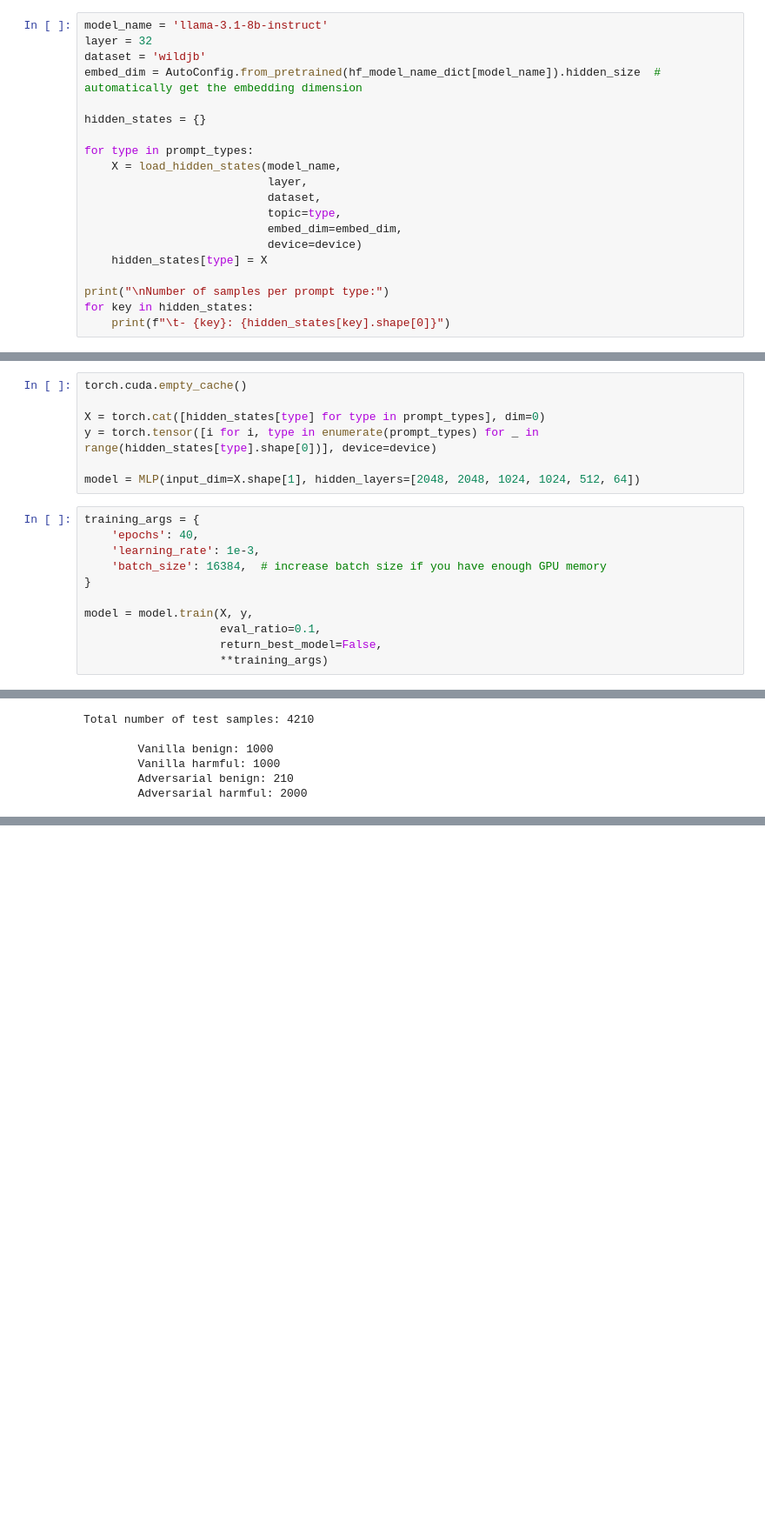
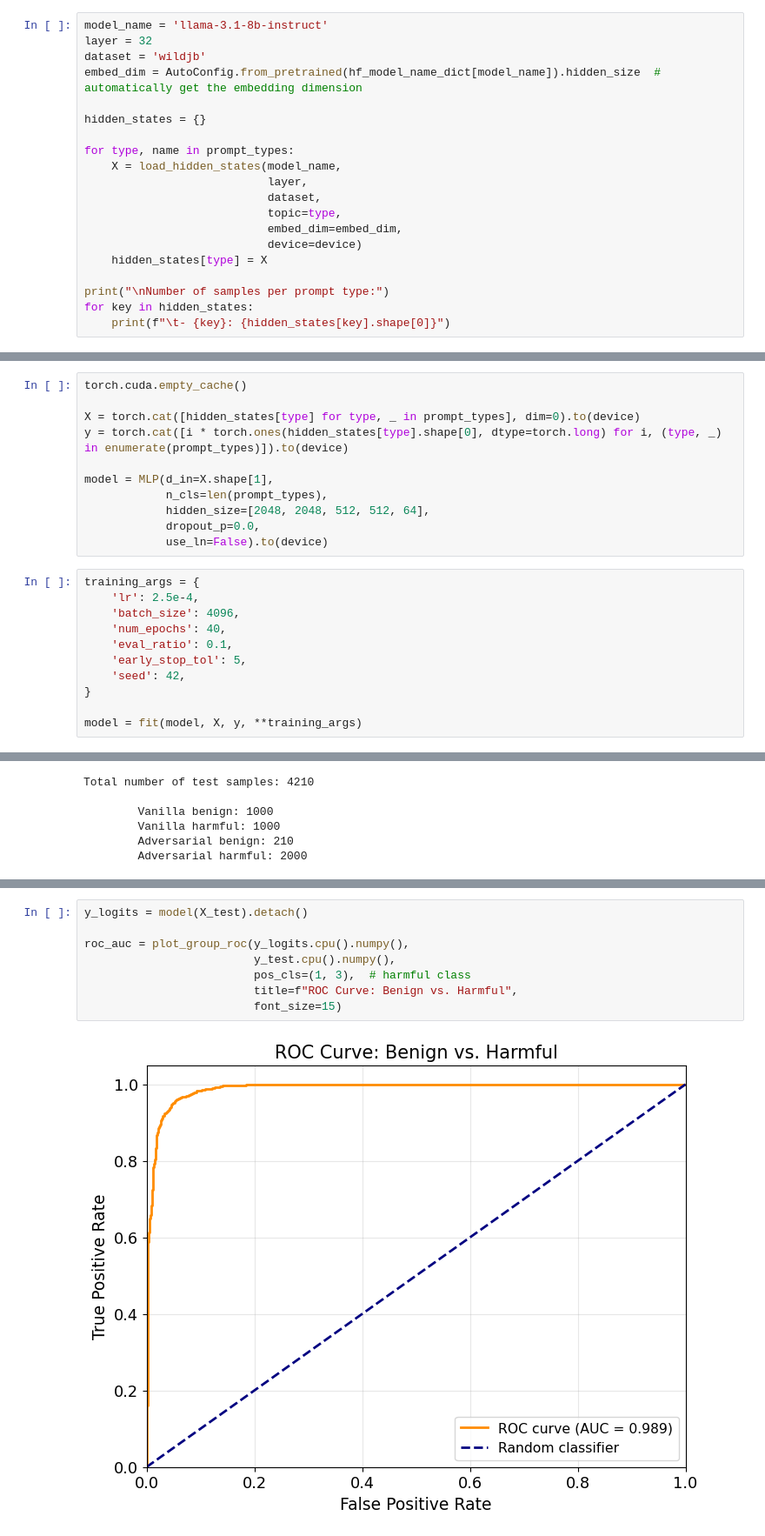
Before and after one commit to baturaysaglam/llm-subspaces, a Jupyter notebook: cookbooks/guardrail.ipynb, the cells around one changed output, grey strips where cells are left out. Shown at 87% size. Cells and saved outputs as stored; diff of their text form; blank space fills up the shorter version.

Commit message:
Updated: - Alignment figures w/ arXiv v2 - Guardrail notebook w/ reproducible experiments - Guardrail class+training+eval is now more structured (e.g., early stopping etc.)

```diff
--- a/cookbooks/guardrail.ipynb
+++ b/cookbooks/guardrail.ipynb
@@ -99,7 +100,7 @@ embed_dim = AutoConfig.from_pretrained(hf_model_name_dict[model_name]).hidden_si
 
 hidden_states = {}
 
-for type in prompt_types:
+for type, name in prompt_types:
     X = load_hidden_states(model_name,
                            layer,
                            dataset,
@@ -193,19 +194,23 @@ We now leverage these insights to construct a simple yet effective latent-space
 # %%
 torch.cuda.empty_cache()
 
-X = torch.cat([hidden_states[type] for type in prompt_types], dim=0)
-y = torch.tensor([i for i, type in enumerate(prompt_types) for _ in range(hidden_states[type].shape[0])], device=device)
+X = torch.cat([hidden_states[type] for type, _ in prompt_types], dim=0).to(device)
+y = torch.cat([i * torch.ones(hidden_states[type].shape[0], dtype=torch.long) for i, (type, _) in enumerate(prompt_types)]).to(device)
 
-model = MLP(input_dim=X.shape[1], hidden_layers=[2048, 2048, 1024, 1024, 512, 64])
+model = MLP(d_in=X.shape[1],
+            n_cls=len(prompt_types),
+            hidden_size=[2048, 2048, 512, 512, 64],
+            dropout_p=0.0,
+            use_ln=False).to(device)
 # %%
 training_args = {
-    'epochs': 40,
-    'learning_rate': 1e-3,
-    'batch_size': 16384,  # increase batch size if you have enough GPU memory
+    'lr': 2.5e-4,
+    'batch_size': 4096,
+    'num_epochs': 40,
+    'eval_ratio': 0.1,
+    'early_stop_tol': 5,
+    'seed': 42,
 }
 
-model = model.train(X, y,
-                    eval_ratio=0.1,
-                    return_best_model=False,
-                    **training_args)
+model = fit(model, X, y, **training_args)
 # %% [output]
@@ -322,0 +318,10 @@ roc_auc = plot_group_roc(logits.cpu(), y_test,
+# %%
+y_logits = model(X_test).detach()
+
+roc_auc = plot_group_roc(y_logits.cpu().numpy(),
+                         y_test.cpu().numpy(),
+                         pos_cls=(1, 3),  # harmful class
+                         title=f"ROC Curve: Benign vs. Harmful",
+                         font_size=15)
+# %% [output]
+[figure, added]
```
Also changed, not shown: parts of 15 cells of this notebook, 8 other files.
